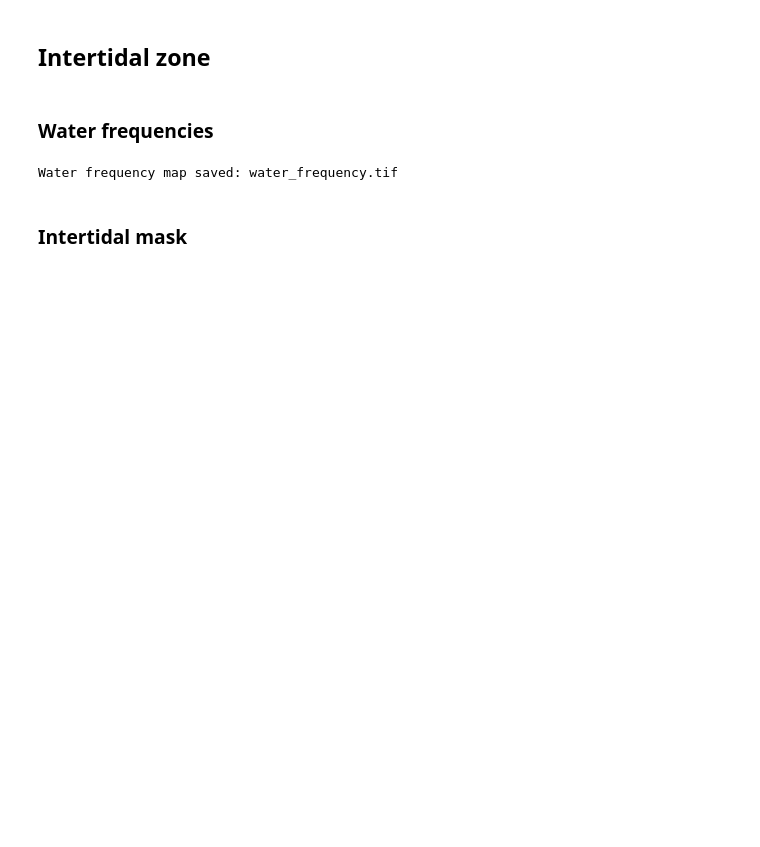
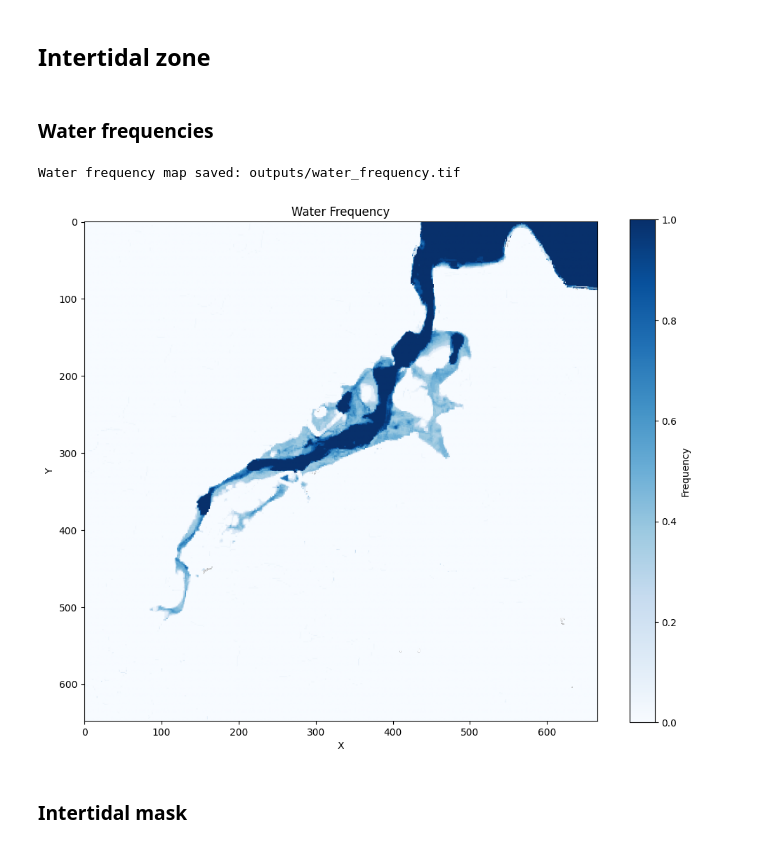
Before and after one commit to fer-at-sea/zarr_test, a Jupyter notebook: zarr_test_villaviciosa.ipynb, the cells around one changed output. Cells and saved outputs as stored; diff of their text form; code cells hidden in the pictures; blank space fills up the shorter version.

Commit message:
added plots

```diff
--- a/zarr_test_villaviciosa.ipynb
+++ b/zarr_test_villaviciosa.ipynb
@@ -225,35 +225,46 @@ for ds in datasets:
     obs_count[valid] += 1
     water_count[valid] += water[valid]
 
 # -----------------------------
 # COMPUTE WATER FREQUENCY
 # -----------------------------
 freq = np.full_like(water_count, fill_value=np.nan, dtype=float)
 mask = obs_count > 0
 freq[mask] = water_count[mask] / obs_count[mask]
 
 # -----------------------------
 # SAVE AS GEO-TIFF
 # -----------------------------
-out_path = "water_frequency.tif"
+out_path = "outputs/water_frequency.tif"
 
 with rasterio.open(
     out_path,
     'w',
     driver='GTiff',
     height=ny,
     width=nx,
     count=1,
     dtype='float32',
     crs=target_crs,
     transform=ref_ds.rio.transform(),
     compress='LZW'
 ) as dst:
     dst.write(freq.astype('float32'), 1)
 
 print(f"Water frequency map saved: {out_path}")
+
+# Plot water frequency
+fig, ax = plt.subplots(figsize=(10, 8))
+im = ax.imshow(freq, cmap='Blues', vmin=0, vmax=1)
+ax.set_title('Water Frequency')
+ax.set_xlabel('X')
+ax.set_ylabel('Y')
+cbar = plt.colorbar(im, ax=ax, label='Frequency')
+plt.tight_layout()
+plt.show()
 # %% [output]
-Water frequency map saved: water_frequency.tif
+Water frequency map saved: outputs/water_frequency.tif
+[figure, added]
 # %% [markdown]
 ### Intertidal mask
 # %%
```
Also changed, not shown: parts of 4 cells of this notebook, 5 other files.
